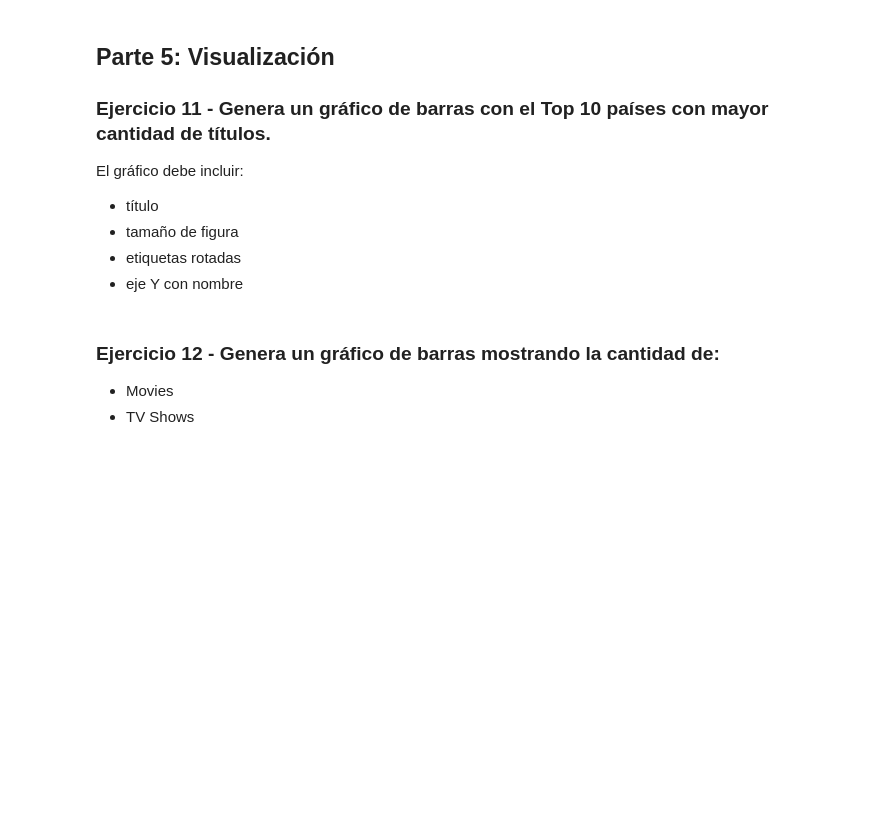
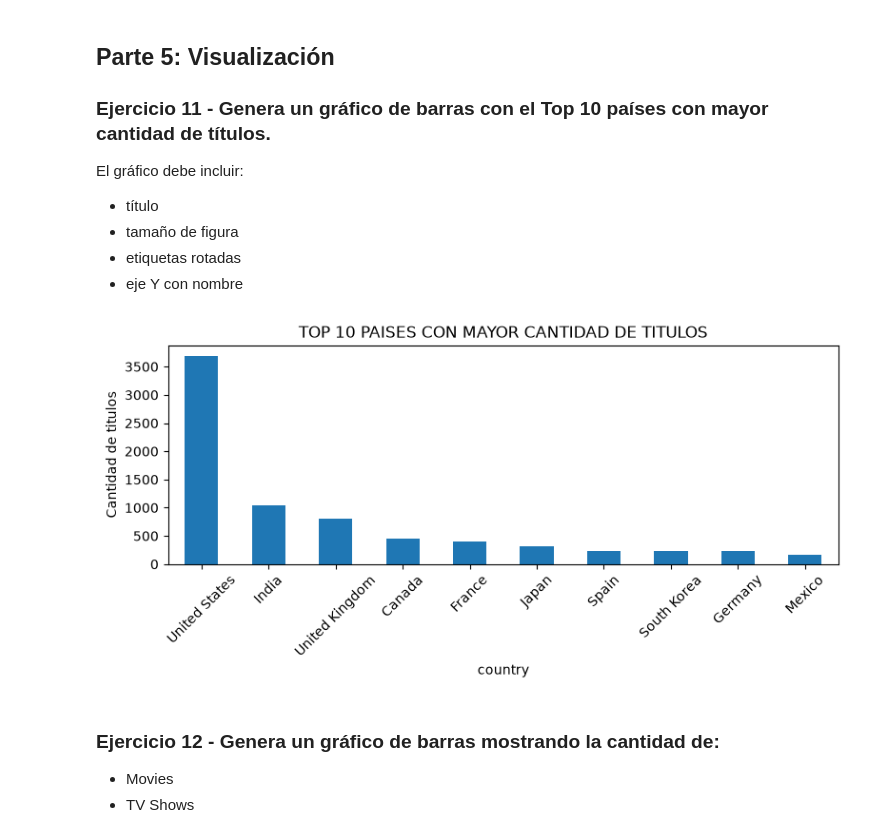
Before and after one commit to danischulday/data-analysis-course, a Jupyter notebook: modulo-3-transformacion/clase-10/practica/notebook.ipynb, the cells around one changed output. Drawn from its saved outputs; the diff is of its cells as text; code cells hidden in the pictures; blank space fills up the shorter version.

```diff
--- a/modulo-3-transformacion/clase-10/practica/notebook.ipynb
+++ b/modulo-3-transformacion/clase-10/practica/notebook.ipynb
@@ -261,6 +261,7 @@ ds_limpio = ds.dropna(subset=["country"]).copy()
 ds_limpio["country"] = ds_limpio["country"].str.split(",")
 ds_limpio = ds_limpio.explode("country")
 ds_limpio["country"] = ds_limpio["country"].str.strip()
+ds_limpio["country"] = ds_limpio["country"].dropna()
 # %%
 
 titulos_pais = ds_limpio.groupby("country")["show_id"].count().sort_values(ascending=False)
@@ -369,3 +525,13 @@ El gráfico debe incluir:
+# %%
+import matplotlib.pyplot as plt
+top_10_paises = ds_limpio.groupby("country")["show_id"].count().sort_values(ascending=False).head(10)
+top_10_paises.plot(kind="bar", figsize=(8,4), title="TOP 10 PAISES CON MAYOR CANTIDAD DE TITULOS")
+plt.ylabel("Cantidad de titulos")
+plt.xticks(rotation=45)
+plt.tight_layout()
+plt.show()
+# %% [output]
+[figure, added]
 # %% [markdown]
 ### Ejercicio 12 - Genera un gráfico de barras mostrando la cantidad de:
 
```
Also changed, not shown: parts of 25 cells of this notebook.
